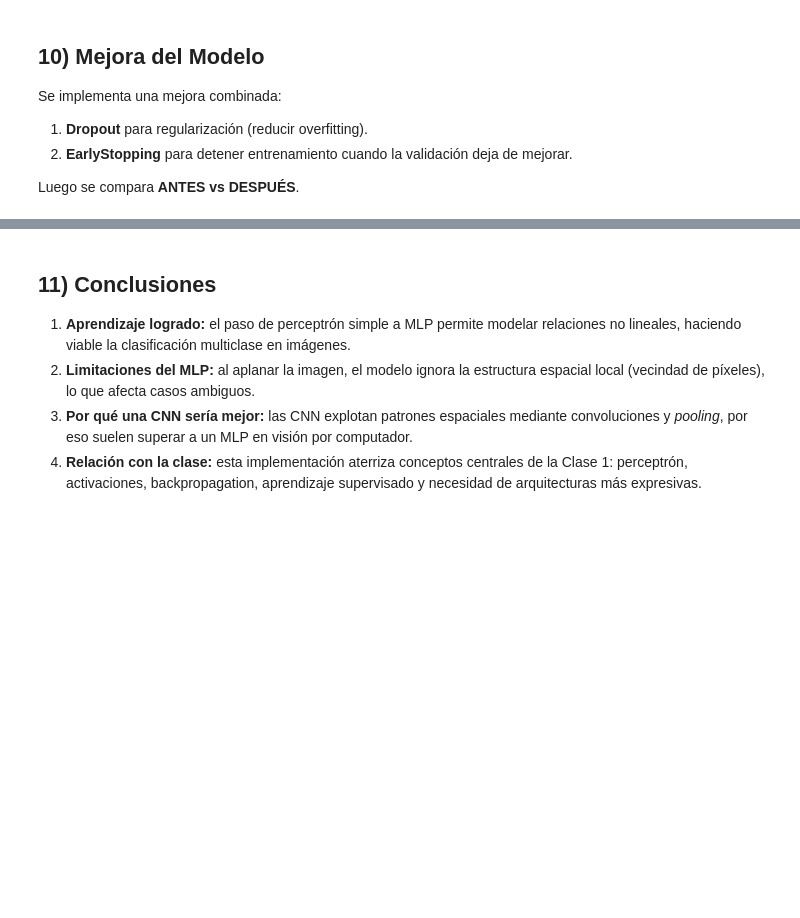
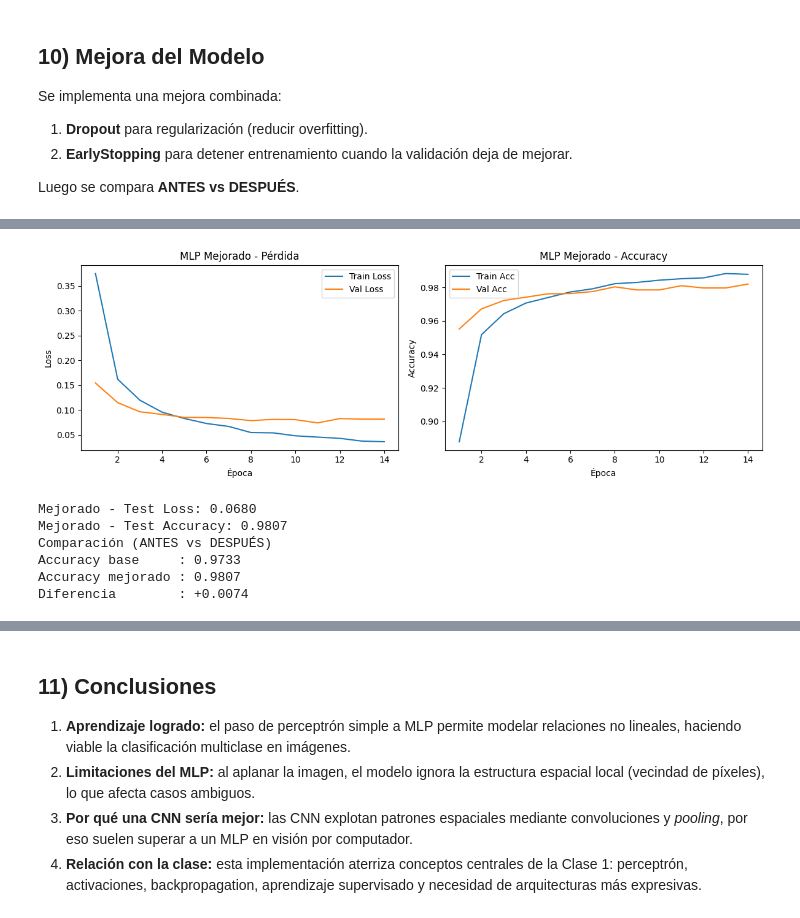
Before and after one commit to CaMunozS/deep_learning, a Jupyter notebook: tarea_clase1_deep_learning.ipynb, the cells around one changed output, grey strips where cells are left out. Saved outputs shown, nothing was run; the diff lists cells and outputs as text; code cells hidden in the pictures; blank space fills up the shorter version.

```diff
--- a/tarea_clase1_deep_learning.ipynb
+++ b/tarea_clase1_deep_learning.ipynb
@@ -315,15 +414,22 @@ history_improved = improved_model.fit(
 # %%
 plot_history(history_improved, title_prefix='MLP Mejorado')
 
 test_loss_imp, test_acc_imp = improved_model.evaluate(X_test_flat, y_test, verbose=0)
 print(f'Mejorado - Test Loss: {test_loss_imp:.4f}')
 print(f'Mejorado - Test Accuracy: {test_acc_imp:.4f}')
 
-print('
-Comparación (ANTES vs DESPUÉS)')
+print('Comparación (ANTES vs DESPUÉS)')
 print(f'Accuracy base     : {test_acc_base:.4f}')
 print(f'Accuracy mejorado : {test_acc_imp:.4f}')
 print(f'Diferencia        : {test_acc_imp - test_acc_base:+.4f}')
+# %% [output]
+[figure, added]
+Mejorado - Test Loss: 0.0680
+Mejorado - Test Accuracy: 0.9807
+Comparación (ANTES vs DESPUÉS)
+Accuracy base     : 0.9733
+Accuracy mejorado : 0.9807
+Diferencia        : +0.0074
 # %%
 # Matriz de confusión modelo mejorado
 y_proba_imp = improved_model.predict(X_test_flat, verbose=0)
```
Also changed, not shown: parts of 13 cells of this notebook.
